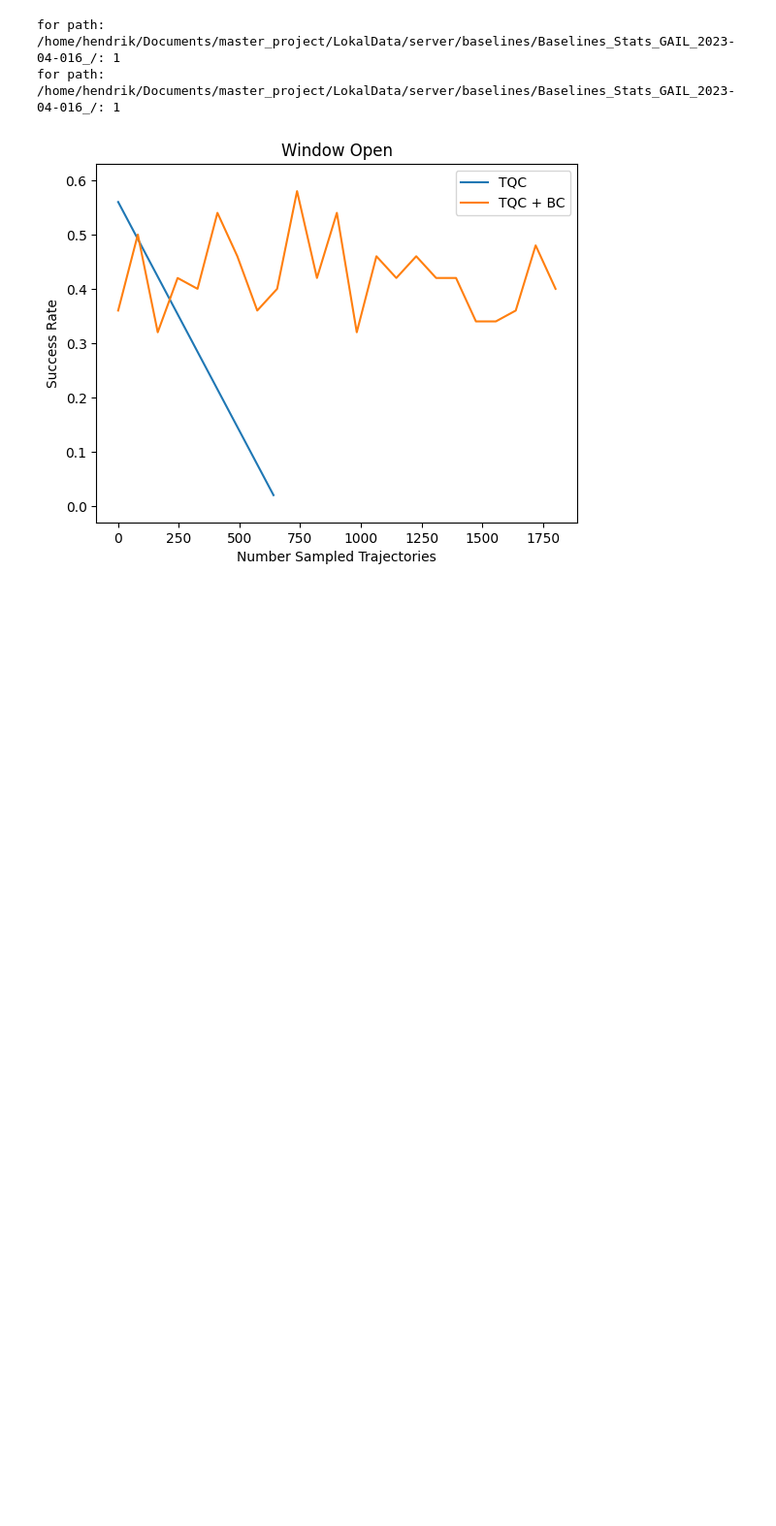
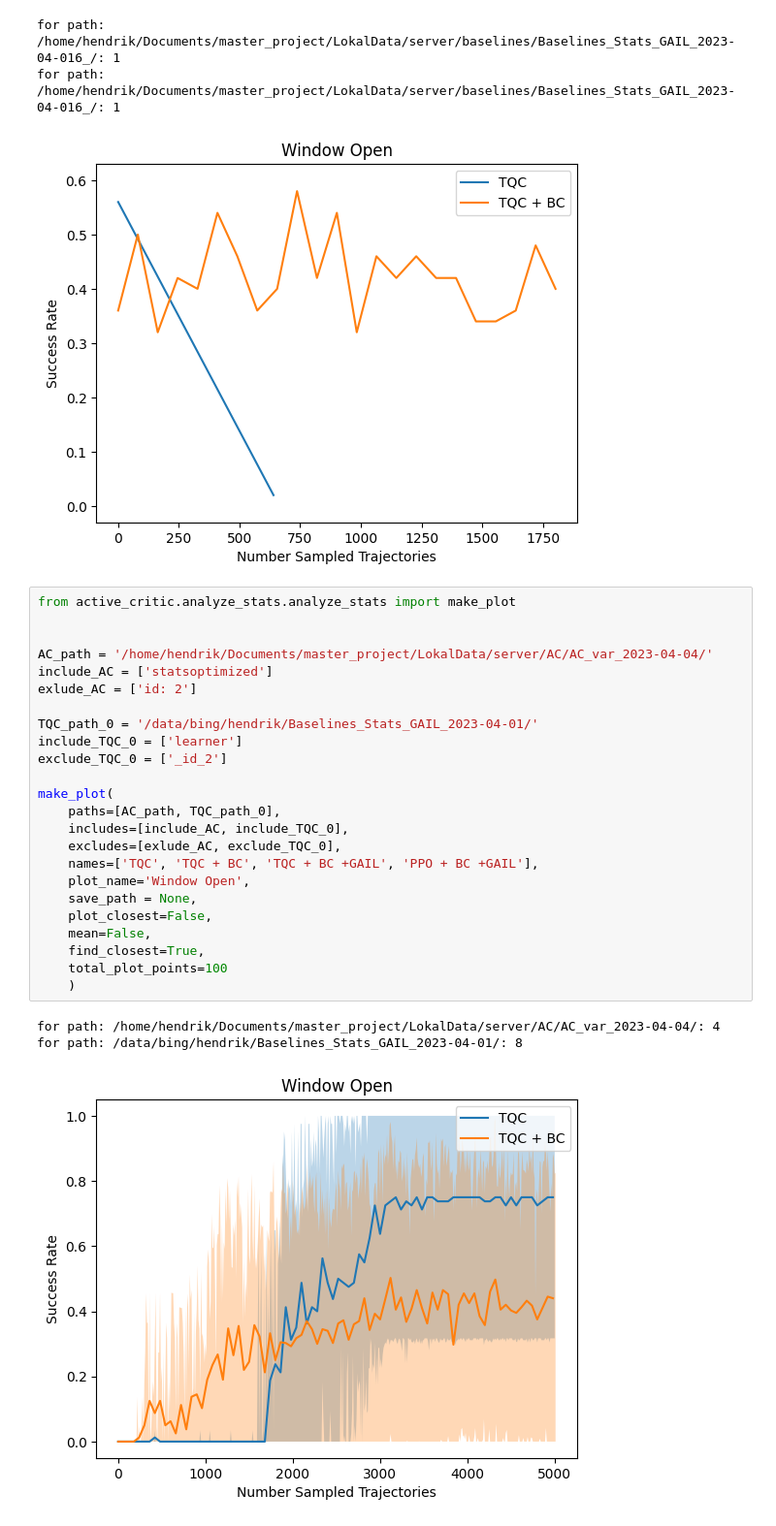
Before and after one commit to ReliableTree/ActiveCritic, a Jupyter notebook: src/active_critic/analyze_stats/dense_0/windowopen.ipynb, the cells around one changed output. Shown at 97% size. Drawn from its saved outputs; the diff is of its cells as text; blank space fills up the shorter version.

Commit message:
plots

```diff
--- a/src/active_critic/analyze_stats/dense_0/windowopen.ipynb
+++ b/src/active_critic/analyze_stats/dense_0/windowopen.ipynb
@@ -100,3 +100,31 @@ make_plot(
 for path: /home/hendrik/Documents/master_project/LokalData/server/baselines/Baselines_Stats_GAIL_2023-04-016_/: 1
 for path: /home/hendrik/Documents/master_project/LokalData/server/baselines/Baselines_Stats_GAIL_2023-04-016_/: 1
 [figure]
+# %%
+from active_critic.analyze_stats.analyze_stats import make_plot
+
+
+AC_path = '/home/hendrik/Documents/master_project/LokalData/server/AC/AC_var_2023-04-04/'
+include_AC = ['statsoptimized']
+exlude_AC = ['id: 2']
+
+TQC_path_0 = '/data/bing/hendrik/Baselines_Stats_GAIL_2023-04-01/'
+include_TQC_0 = ['learner']
+exclude_TQC_0 = ['_id_2']
+
+make_plot(
+    paths=[AC_path, TQC_path_0],
+    includes=[include_AC, include_TQC_0],
+    excludes=[exlude_AC, exclude_TQC_0],
+    names=['TQC', 'TQC + BC', 'TQC + BC +GAIL', 'PPO + BC +GAIL'],
+    plot_name='Window Open',
+    save_path = None,
+    plot_closest=False,
+    mean=False,
+    find_closest=True,
+    total_plot_points=100
+    )
+# %% [output]
+for path: /home/hendrik/Documents/master_project/LokalData/server/AC/AC_var_2023-04-04/: 4
+for path: /data/bing/hendrik/Baselines_Stats_GAIL_2023-04-01/: 8
+[figure, added]
```
Also changed, not shown: 1 other file.
